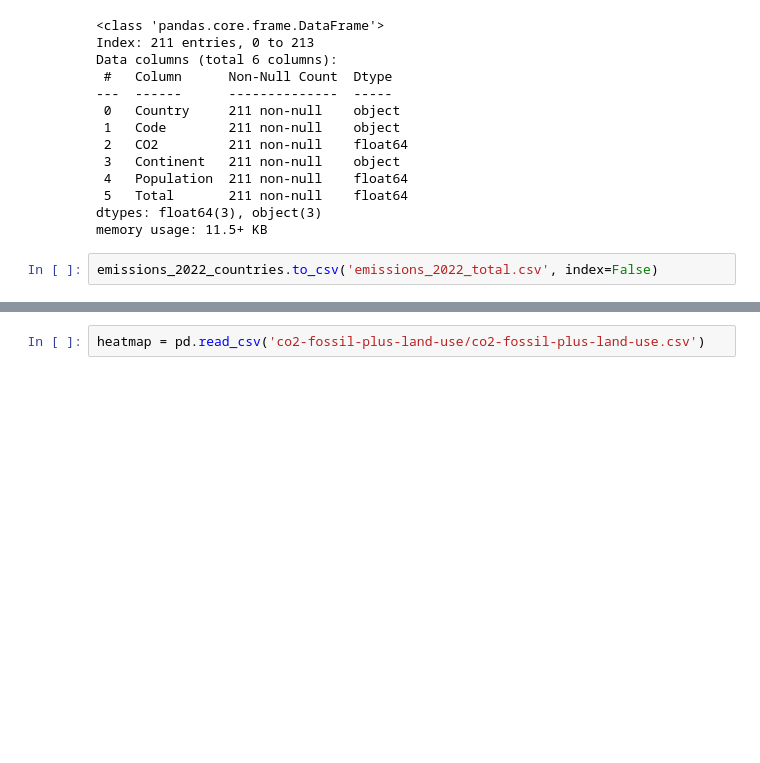
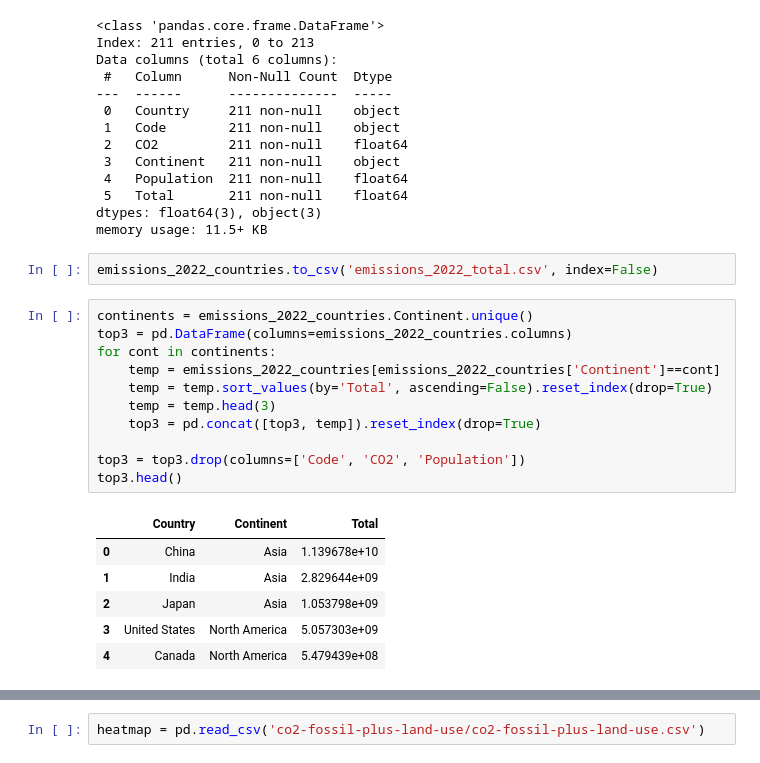
Before and after one commit to ChristianParodi/dataviz, a Jupyter notebook: dataset/dataset.ipynb, the cells around one changed output, grey strips where cells are left out. Saved outputs shown, nothing was run; the diff lists cells and outputs as text; blank space fills up the shorter version.

```diff
--- a/dataset/dataset.ipynb
+++ b/dataset/dataset.ipynb
@@ -232,3 +232,21 @@ dtypes: float64(3), object(3)
 memory usage: 11.5+ KB
 # %%
 emissions_2022_countries.to_csv('emissions_2022_total.csv', index=False)
+# %%
+continents = emissions_2022_countries.Continent.unique()
+top3 = pd.DataFrame(columns=emissions_2022_countries.columns)
+for cont in continents:
+    temp = emissions_2022_countries[emissions_2022_countries['Continent']==cont]
+    temp = temp.sort_values(by='Total', ascending=False).reset_index(drop=True)
+    temp = temp.head(3)
+    top3 = pd.concat([top3, temp]).reset_index(drop=True)
+
+top3 = top3.drop(columns=['Code', 'CO2', 'Population'])
+top3.head()
+# %% [output]
+|  | Country | Continent | Total |
+| 0 | China | Asia | 1.139678e+10 |
+| 1 | India | Asia | 2.829644e+09 |
+| 2 | Japan | Asia | 1.053798e+09 |
+| 3 | United States | North America | 5.057303e+09 |
+| 4 | Canada | North America | 5.479439e+08 |
```
Also changed, not shown: parts of 6 cells of this notebook, 1 other file.
